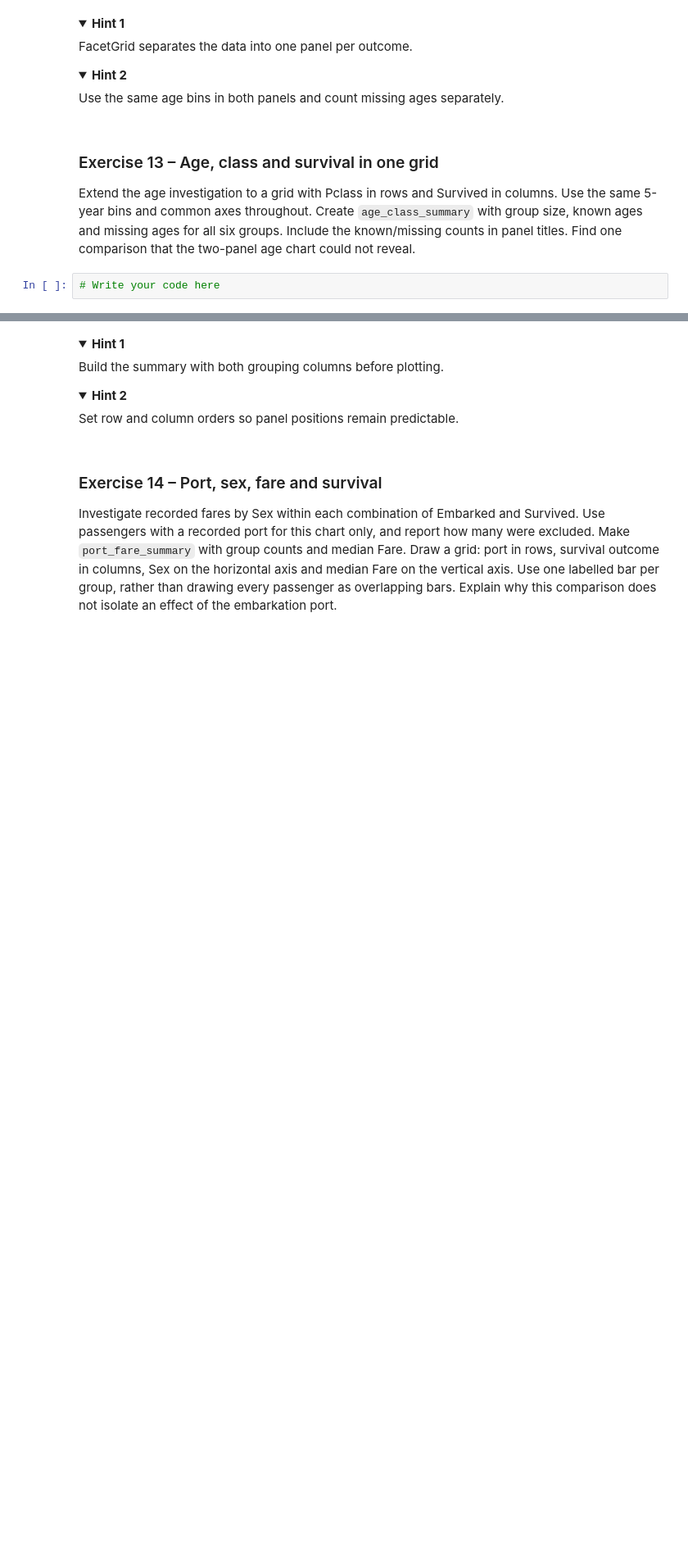
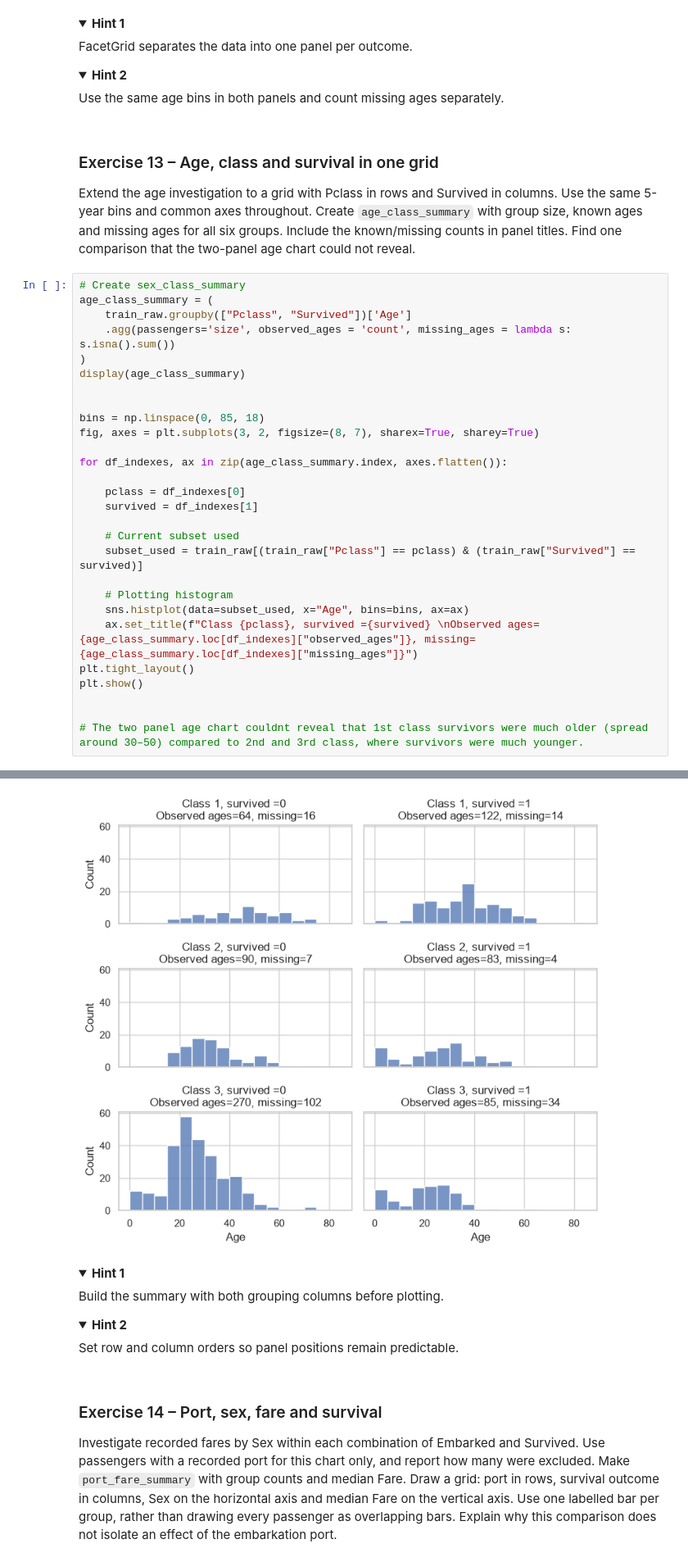
Before and after one commit to OrangeBoop/Lab02, a Jupyter notebook: Lab4/Lab4-Persky Idan 215548512 , Golan Amir 216264333.ipynb, the cells around one changed output, grey strips where cells are left out. Shown at 82% size. Drawn from its saved outputs; the diff is of its cells as text; folded sections open; blank space fills up the shorter version.

```diff
--- a/Lab4/Lab4-Persky Idan 215548512 , Golan Amir 216264333.ipynb
+++ b/Lab4/Lab4-Persky Idan 215548512 , Golan Amir 216264333.ipynb
@@ -850,4 +850,31 @@ columns. Use the same 5-year bins and common axes throughout. Create
 groups. Include the known/missing counts in panel titles. Find one comparison
 that the two-panel age chart could not reveal.
 # %%
-# Write your code here
+# Create sex_class_summary
+age_class_summary = (
+    train_raw.groupby(["Pclass", "Survived"])['Age']
+    .agg(passengers='size', observed_ages = 'count', missing_ages = lambda s: s.isna().sum())
+)
+display(age_class_summary)
+
+
+bins = np.linspace(0, 85, 18)
+fig, axes = plt.subplots(3, 2, figsize=(8, 7), sharex=True, sharey=True)
+
+for df_indexes, ax in zip(age_class_summary.index, axes.flatten()):
+
+    pclass = df_indexes[0]
+    survived = df_indexes[1]
+
+    # Current subset used
+    subset_used = train_raw[(train_raw["Pclass"] == pclass) & (train_raw["Survived"] == survived)]
+
+    # Plotting histogram
+    sns.histplot(data=subset_used, x="Age", bins=bins, ax=ax)
+    ax.set_title(f"Class {pclass}, survived ={survived} \nObserved ages={age_class_summary.loc[df_indexes]["observed_ages"]}, missing={age_class_summary.loc[df_indexes]["missing_ages"]}")
+plt.tight_layout()
+plt.show()
+
+
+# The two panel age chart couldnt reveal that 1st class survivors were much older (spread around 30–50) compared to 2nd and 3rd class, where survivors were much younger.
+# %% [output]
@@ -854,3 +889,4 @@ that the two-panel age chart could not reveal.
+[figure, added]
 # %% [markdown]
 <details><summary><b>Hint 1</b></summary>
 
```
Also changed, not shown: parts of 3 cells of this notebook.
